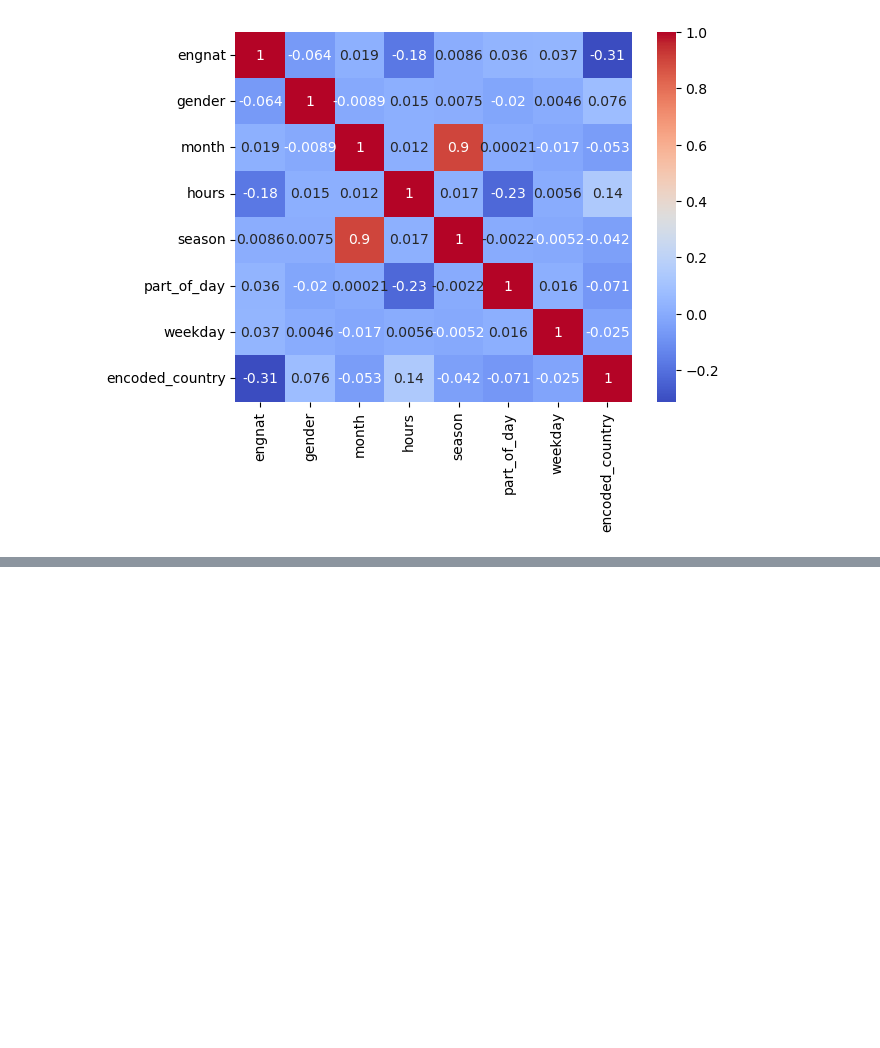
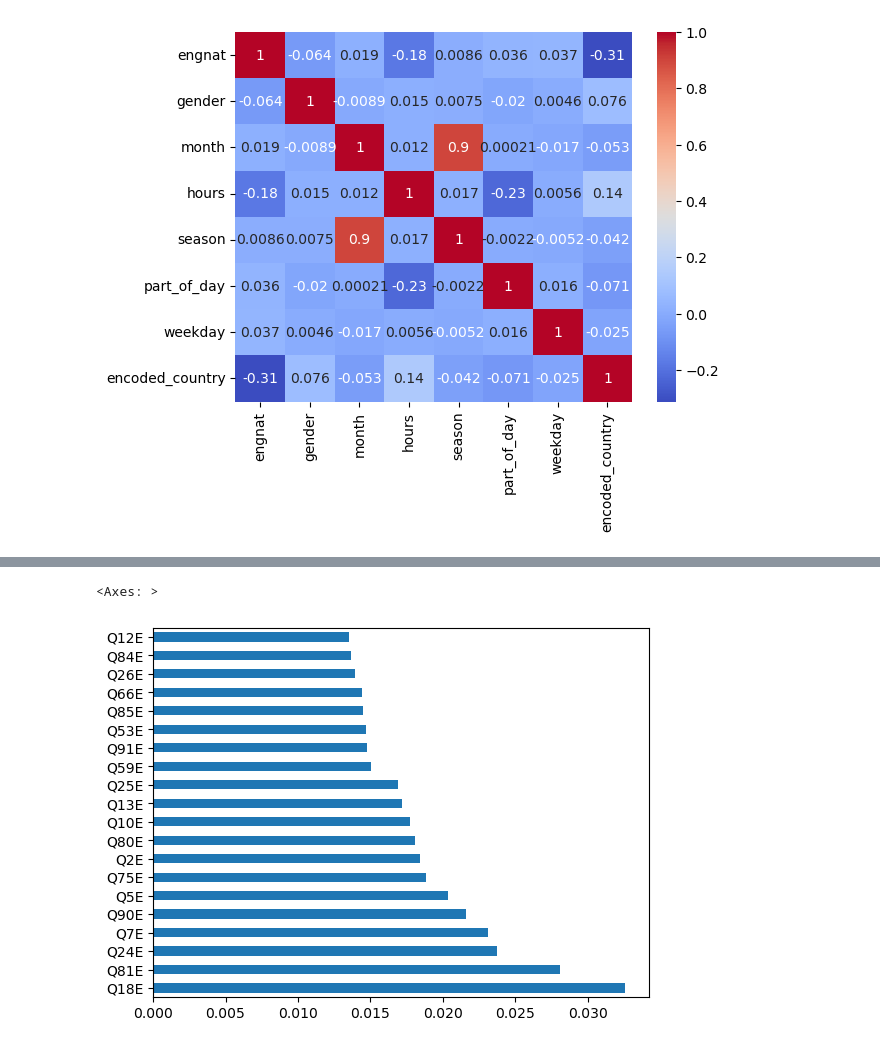
Before and after one commit to mohona-roy/introversion-extraversion-classification, a Jupyter notebook: Code.ipynb, the cells around one changed output, grey strips where cells are left out. Saved outputs shown, nothing was run; the diff lists cells and outputs as text; code cells hidden in the pictures; blank space fills up the shorter version.

```diff
--- a/Code.ipynb
+++ b/Code.ipynb
@@ -1057,0 +1092,8 @@ metadata_tree.fit(
+# %%
+e_data_tree = DecisionTreeClassifier(criterion='entropy')
+# %%
+X_train_e_data, X_test_e_data, y_train_e_data, y_test_e_data = train_test_split(e_data, labels, test_size = 0.2, random_state=45, stratify=labels, shuffle=True)
+X_e_data_smote, y_e_data_smote = smote.fit_resample(X_train_e_data, y_train_e_data)
+# %%
+e_data_tree.fit(X_e_data_smote, y_e_data_smote)
+y_pred_e_data = e_data_tree.predict(X_test_e_data)
@@ -1057,0 +1112,6 @@ metadata_tree.fit(
+# %%
+e_data_feature_importances = pd.Series(e_data_tree.feature_importances_, index = e_data.columns)
+e_data_feature_importances.nlargest(20).plot(kind='barh')
+# %% [output]
+<Axes: >
+[figure, added]
```
Also changed, not shown: parts of 32 cells of this notebook.
